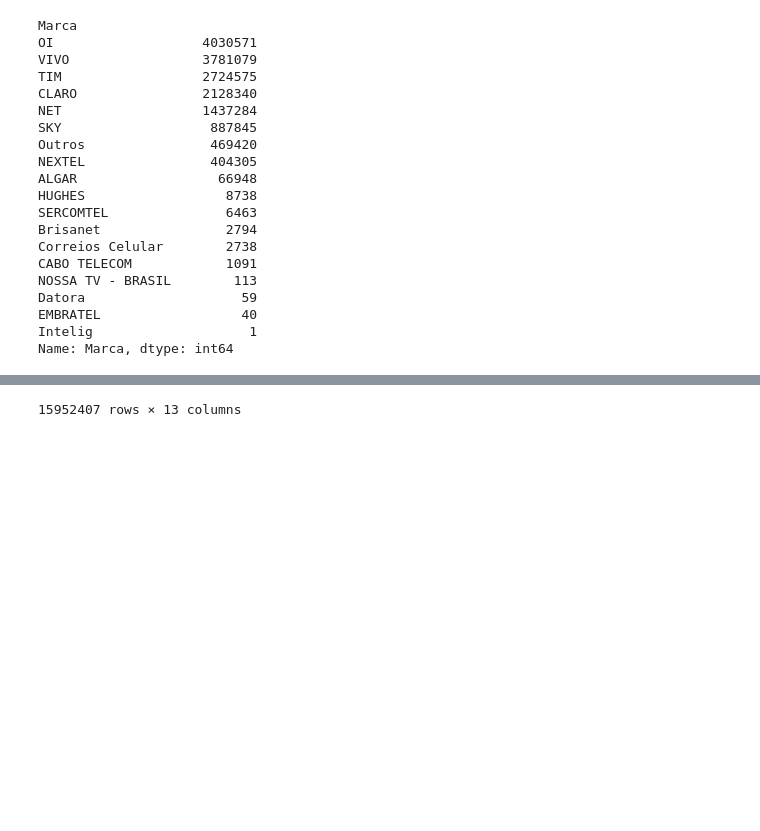
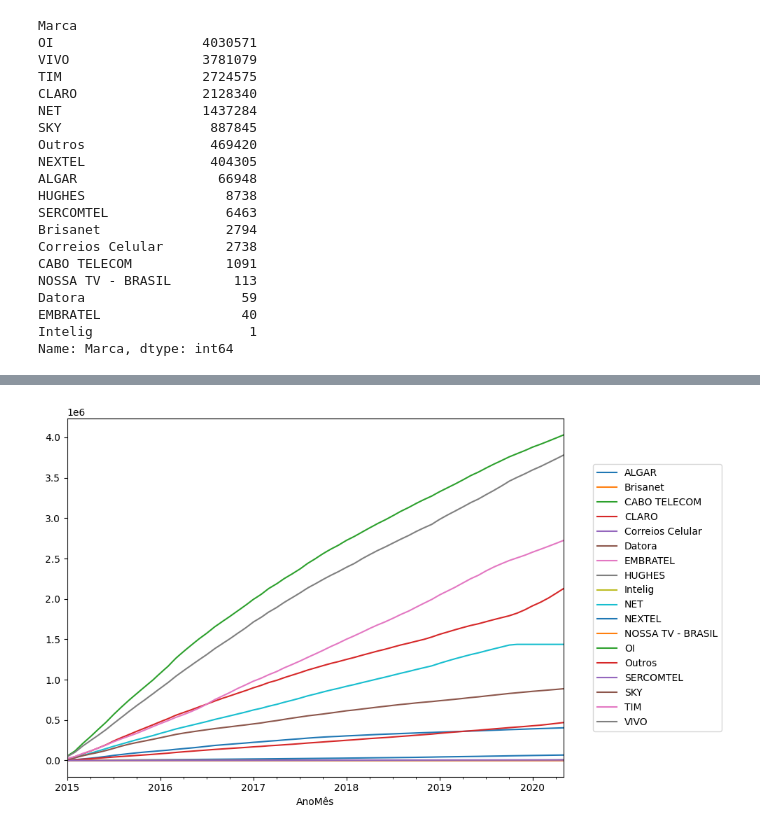
Before and after one commit to vanessacordeiro/projeto-aplicado-I-mackenzie, a Jupyter notebook: base/Etapa 2 - Analise Exploratoria.ipynb, the cells around one changed output, grey strips where cells are left out. Drawn from its saved outputs; the diff is of its cells as text; code cells hidden in the pictures; blank space fills up the shorter version.

```diff
--- a/base/Etapa 2 - Analise Exploratoria.ipynb
+++ b/base/Etapa 2 - Analise Exploratoria.ipynb
@@ -168,5 +173,12 @@ reclamacoes.groupby("TipoAtendimento")["TipoAtendimento"].count().plot.pie(autop
 # %%
 # A enorme maioria foram reclamações.
 # Vamos ver como os registros por marca evoluíram com o tempo:
-reclamacoes
+reclamacoes['Count'] = 1
+pivot = reclamacoes.pivot_table(index='AnoMês', columns='Marca', values='Count', aggfunc='sum', fill_value=0, )
+cumulativo = pivot.cumsum()
+ax = cumulativo.plot(figsize=(10,6))
+ax.legend(bbox_to_anchor=(1.05, 0.5), loc='center left')
+plt.tight_layout()
+
+# Pode-se ver que a NET não recebeu mais reclamações no meio de 2019, e simultaneamente, as reclamações para a CLARO aumentaram. Isso ocorreu pelo fato de a NET ser incorporada à CLARO em Julho de 2019. A diminuição da inclinação da curva CABO TELECOM com o tempo mostra como essa marca vem se tornando menos popular.
 # %% [output]
@@ -186 +185 @@ reclamacoes
-15952407 rows × 13 columns
+[figure, added]
```
Also changed, not shown: parts of 11 cells of this notebook.
